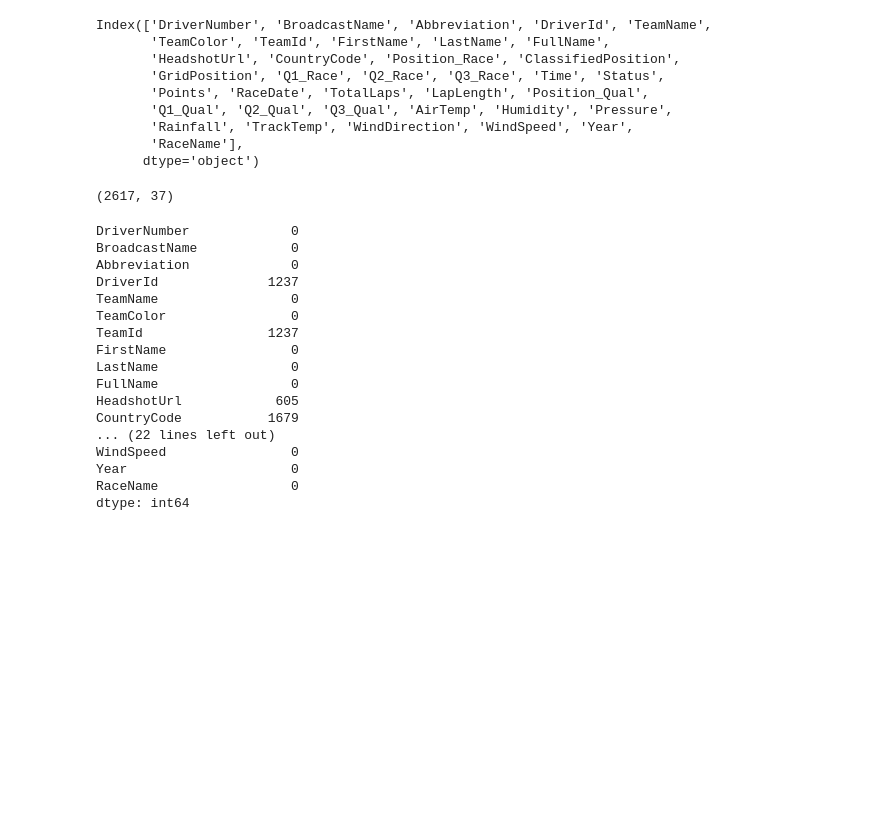
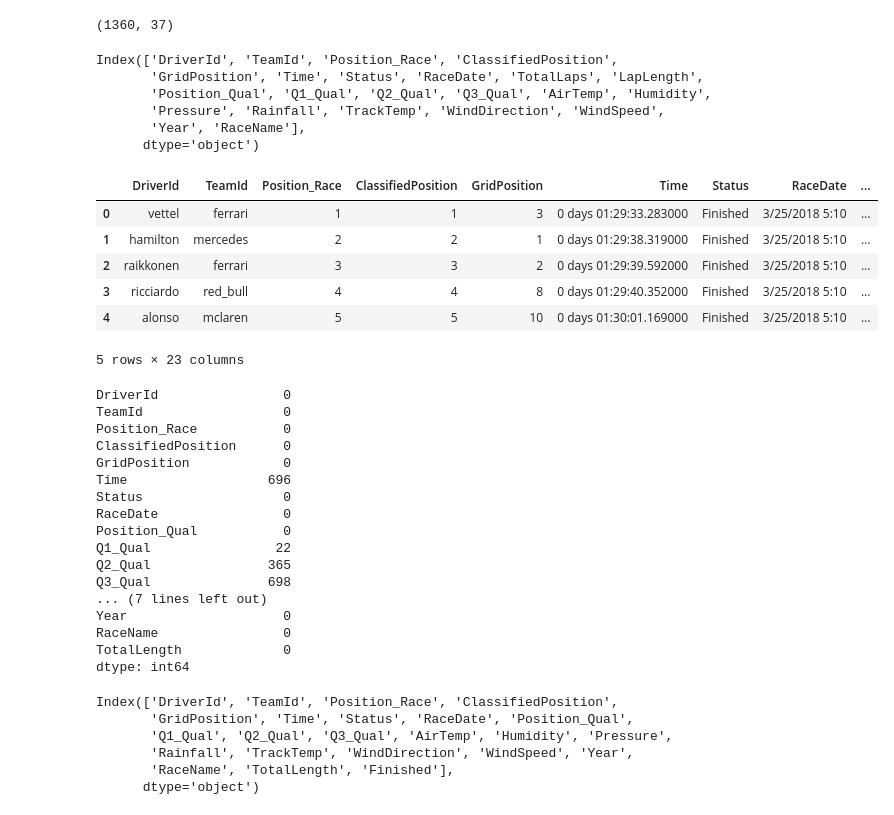
Before and after one commit to AndyZ-CYC/F1_Predictive_Models, a Jupyter notebook: DataWrangling_FeatureSelection.ipynb, the cells around one changed output. Drawn from its saved outputs; the diff is of its cells as text; code cells hidden in the pictures; blank space fills up the shorter version.

```diff
--- a/DataWrangling_FeatureSelection.ipynb
+++ b/DataWrangling_FeatureSelection.ipynb
@@ -3,5 +3,5 @@ import pandas as pd
 import numpy as np
 import os
 # %%
-file_path = './data/f1_data_2018_2023.csv'
+file_path = './data/f1_data_2018_2021p.csv'
 data_df = pd.read_csv(file_path)
@@ -23,36 +8,49 @@ data_df.head(10)
+# %%
+data_df.shape
+# %% [output]
+(1360, 37)
+# %%
+columns_to_drop = ['Q1_Race', 'Q2_Race', 'Q3_Race', 'CountryCode', 'FirstName', 'LastName',
+                   'DriverNumber', 'BroadcastName', 'Abbreviation', 'Points', 'HeadshotUrl', 'TeamColor',
+                   'TeamName', 'FullName']
+# %%
+data_df = data_df.drop(columns=columns_to_drop)
 # %%
 data_df.columns
 # %% [output]
-Index(['DriverNumber', 'BroadcastName', 'Abbreviation', 'DriverId', 'TeamName',
-       'TeamColor', 'TeamId', 'FirstName', 'LastName', 'FullName',
-       'HeadshotUrl', 'CountryCode', 'Position_Race', 'ClassifiedPosition',
-       'GridPosition', 'Q1_Race', 'Q2_Race', 'Q3_Race', 'Time', 'Status',
-       'Points', 'RaceDate', 'TotalLaps', 'LapLength', 'Position_Qual',
-       'Q1_Qual', 'Q2_Qual', 'Q3_Qual', 'AirTemp', 'Humidity', 'Pressure',
-       'Rainfall', 'TrackTemp', 'WindDirection', 'WindSpeed', 'Year',
-       'RaceName'],
+Index(['DriverId', 'TeamId', 'Position_Race', 'ClassifiedPosition',
+       'GridPosition', 'Time', 'Status', 'RaceDate', 'TotalLaps', 'LapLength',
+       'Position_Qual', 'Q1_Qual', 'Q2_Qual', 'Q3_Qual', 'AirTemp', 'Humidity',
+       'Pressure', 'Rainfall', 'TrackTemp', 'WindDirection', 'WindSpeed',
+       'Year', 'RaceName'],
       dtype='object')
-# %%
-data_df.shape
-# %% [output]
-(2617, 37)
+# %%
+data_df.head(5)
+# %% [output]
+|  | DriverId | TeamId | Position_Race | ClassifiedPosition | GridPosition | Time | Status | RaceDate | ... |
+| 0 | vettel | ferrari | 1 | 1 | 3 | 0 days 01:29:33.283000 | Finished | 3/25/2018 5:10 | ... |
+| 1 | hamilton | mercedes | 2 | 2 | 1 | 0 days 01:29:38.319000 | Finished | 3/25/2018 5:10 | ... |
+| 2 | raikkonen | ferrari | 3 | 3 | 2 | 0 days 01:29:39.592000 | Finished | 3/25/2018 5:10 | ... |
+| 3 | ricciardo | red_bull | 4 | 4 | 8 | 0 days 01:29:40.352000 | Finished | 3/25/2018 5:10 | ... |
+| 4 | alonso | mclaren | 5 | 5 | 10 | 0 days 01:30:01.169000 | Finished | 3/25/2018 5:10 | ... |
+5 rows × 23 columns
 # %%
 data_df.isnull().sum()
 # %% [output]
-DriverNumber             0
-BroadcastName            0
-Abbreviation             0
-DriverId              1237
-TeamName                 0
-TeamColor                0
-TeamId                1237
-FirstName                0
-LastName                 0
-FullName                 0
-HeadshotUrl            605
-CountryCode           1679
-... (22 lines left out)
-WindSpeed                0
-Year                     0
-RaceName                 0
+DriverId                0
+TeamId                  0
+Position_Race           0
+ClassifiedPosition      0
+GridPosition            0
+Time                  696
+Status                  0
+RaceDate                0
+Position_Qual           0
+Q1_Qual                22
+Q2_Qual               365
+Q3_Qual               698
+... (7 lines left out)
+Year                    0
+RaceName                0
+TotalLength             0
 dtype: int64
@@ -58,0 +72,9 @@ dtype: int64
+# %%
+data_df.columns
+# %% [output]
+Index(['DriverId', 'TeamId', 'Position_Race', 'ClassifiedPosition',
+       'GridPosition', 'Time', 'Status', 'RaceDate', 'Position_Qual',
+       'Q1_Qual', 'Q2_Qual', 'Q3_Qual', 'AirTemp', 'Humidity', 'Pressure',
+       'Rainfall', 'TrackTemp', 'WindDirection', 'WindSpeed', 'Year',
+       'RaceName', 'TotalLength', 'Finished'],
+      dtype='object')
```
Also changed, not shown: parts of 13 cells of this notebook, 19 other files.
